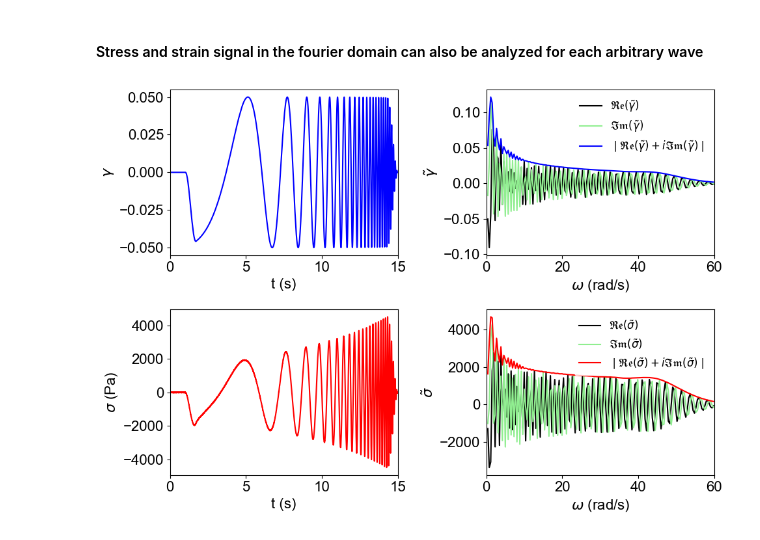
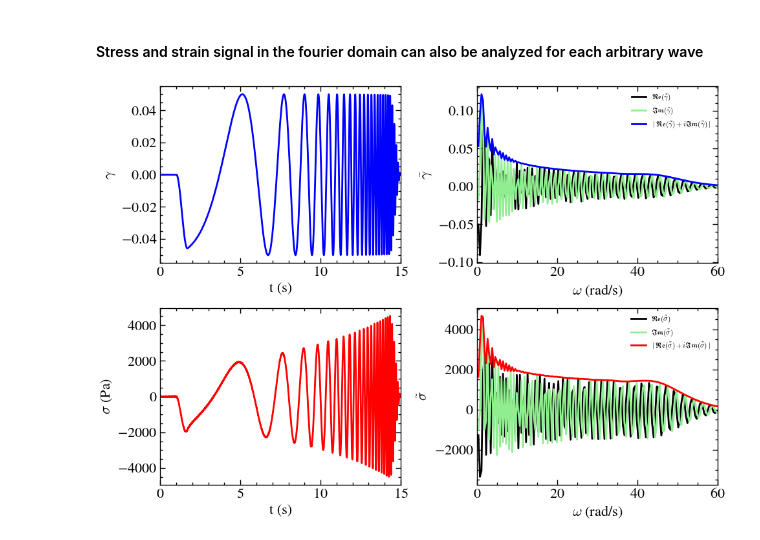
Before and after one commit to 3mcloud/hermes-rheo, a Jupyter notebook: tutorial_notebooks/3_read and visualize data from OWChirp experiments.ipynb, the cells around one changed output. Cells and saved outputs as stored; diff of their text form; code cells hidden in the pictures.

```diff
--- a/tutorial_notebooks/3_read and visualize data from OWChirp experiments.ipynb
+++ b/tutorial_notebooks/3_read and visualize data from OWChirp experiments.ipynb
@@ -18,5 +60,10 @@ filepath = os.path.join(current_dir, 'tutorial_data', 'tutorial_3', 'owchirp_tts
 # %%
-experiment = ExperimentSet(TriosRheoReader().data_from_filepath(filepath=filepath, create_composite_datasets=True).measurements)
-pipeline = RheoAnalysis()
+experiment = read_file(
+    filepath,
+    file_reader=TriosRheoReader,
+    create_composite_datasets=True,
+)
+
+pipeline = OWChirpAnalysis()
 processed_experiment = pipeline(experiment)
-print(processed_experiment)
+#print(processed_experiment)
@@ -224,5 +150,6 @@ def plot_experiment_data(step, data_dict):
 # %%
-# Plot and save data for each experiment
-for step in range(steps):
-    plot_experiment_data(step, data_dict)
+viz = OWChirpVisualizer(processed_experiment)
+
+# Display only the first, middle and last wave to keep the notebook light.
+figs, axes = viz.plot_waves(steps="first-middle-last")
 # %% [output]
@@ -301,57 +173,5 @@ abs_stress = np.abs(stress)
 # %%
-# Creating a 2x2 plot
-# Setting the font to Arial globally
-plt.rcParams.update({'font.family': 'arial', 'font.size': 16})
-fig, ((ax1, ax2), (ax3, ax4)) = plt.subplots(2, 2, figsize=(10, 7))
-
-# Color definitions
-strain_color = 'blue'
-stress_color = 'red'
-real_color_strain = 'black'
-img_color_strain = 'lightgreen'
-real_color_stress = 'black'
-img_color_stress = 'lightgreen'
-
-# Top-left plot: Original Strain vs Time
-ax1.plot(time, original_strain, strain_color, label='Original Strain')
-#ax1.set_title('Strain vs Time')
-ax1.set_xlabel('t (s)')
-ax1.set_ylabel(r'$\gamma$')
-ax1.set_xlim(0, 15)
-#ax1.grid(True)
-
-# Top-right plot: Real, Imaginary, and Absolute Strain vs Frequency
-ax2.plot(f, real_strain, real_color_strain, label='$\mathfrak{Re}(\\tilde\gamma)$')
-ax2.plot(f, img_strain, img_color_strain, label='$\mathfrak{Im}(\\tilde\gamma)$')
-ax2.plot(f, abs_strain, 'blue', label='$\mid\mathfrak{Re} (\\tilde\gamma) + i\mathfrak{Im}(\\tilde\gamma)\mid$')  # Purple as a mix of blue and green
-#ax2.set_title('Strain vs Frequency')
-ax2.set_xlabel('$\omega$ (rad/s)')
-ax2.set_ylabel(r'$\tilde\gamma$')
-ax2.set_xlim(0, 60)
-#ax2.grid(True)
-legend2 = ax2.legend(fontsize=12)
-legend2.get_frame().set_edgecolor('white')
-
-# Bottom-left plot: Original Stress vs Time
-ax3.plot(time, original_stress, stress_color, label='Original Stress')
-ax3.set_xlabel('t (s)')
-ax3.set_ylabel(r'$\sigma$ (Pa)')
-ax3.set_xlim(0, 15)
-#ax3.grid(True)
-
-# Bottom-right plot: Real, Imaginary, and Absolute Stress vs Frequency
-ax4.plot(f, real_stress, real_color_stress, label='$\mathfrak{Re}(\\tilde\sigma)$')
-ax4.plot(f, img_stress, img_color_stress, label='$\mathfrak{Im}(\\tilde\sigma)$')
-ax4.plot(f, abs_stress, 'red', label='$\mid\mathfrak{Re} (\\tilde\sigma) + i\mathfrak{Im}(\\tilde\sigma)\mid$')  # Gold as a distinct mix
-#ax4.set_title('Stress vs Frequency')
-ax4.set_xlabel('$\omega$ (rad/s)')
-ax4.set_ylabel(r'$\tilde\sigma$')
-ax4.set_xlim(0, 60)
-#ax4.grid(True)
-legend4 = ax4.legend(fontsize=12)
-legend4.get_frame().set_edgecolor('white')
-
-plt.tight_layout()
-plt.show()
+# Inspect the time- and Fourier-domain strain and stress for a single wave.
+fig, axes = viz.plot_fourier(step=10)
 # %% [output]
-[figure, old version]
+[figure, new version]
```
Also changed, not shown: parts of 14 cells of this notebook, 44 other files.
